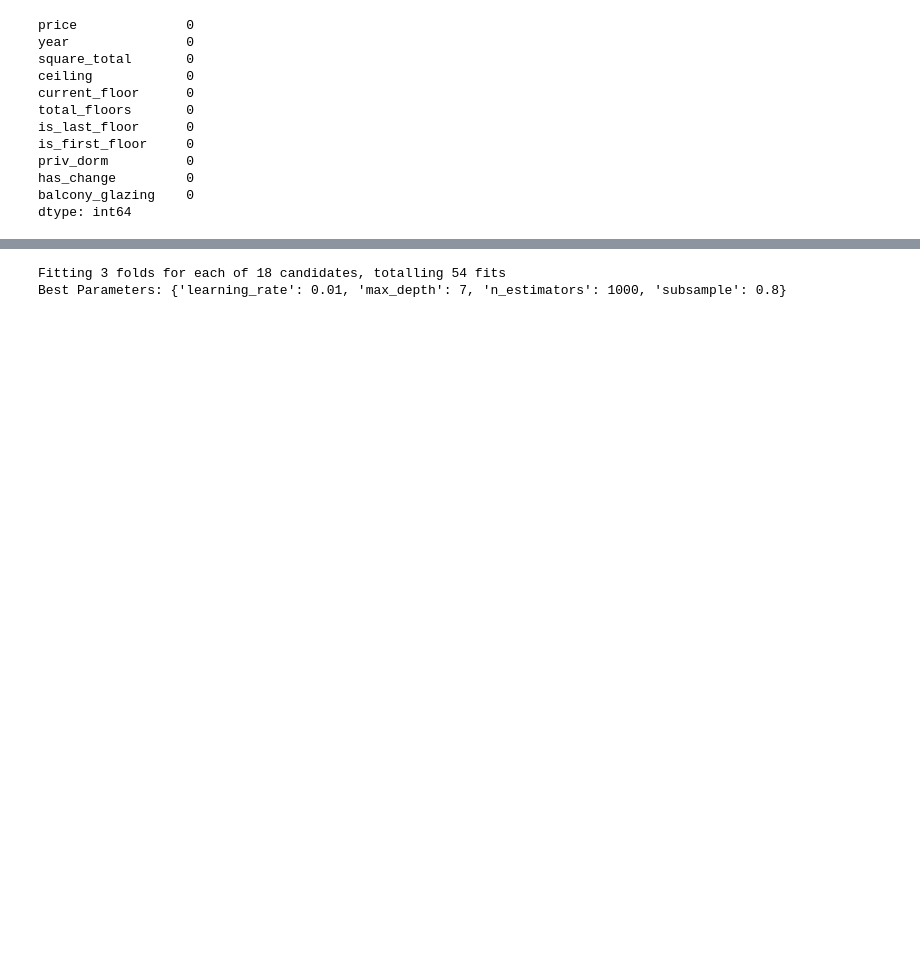
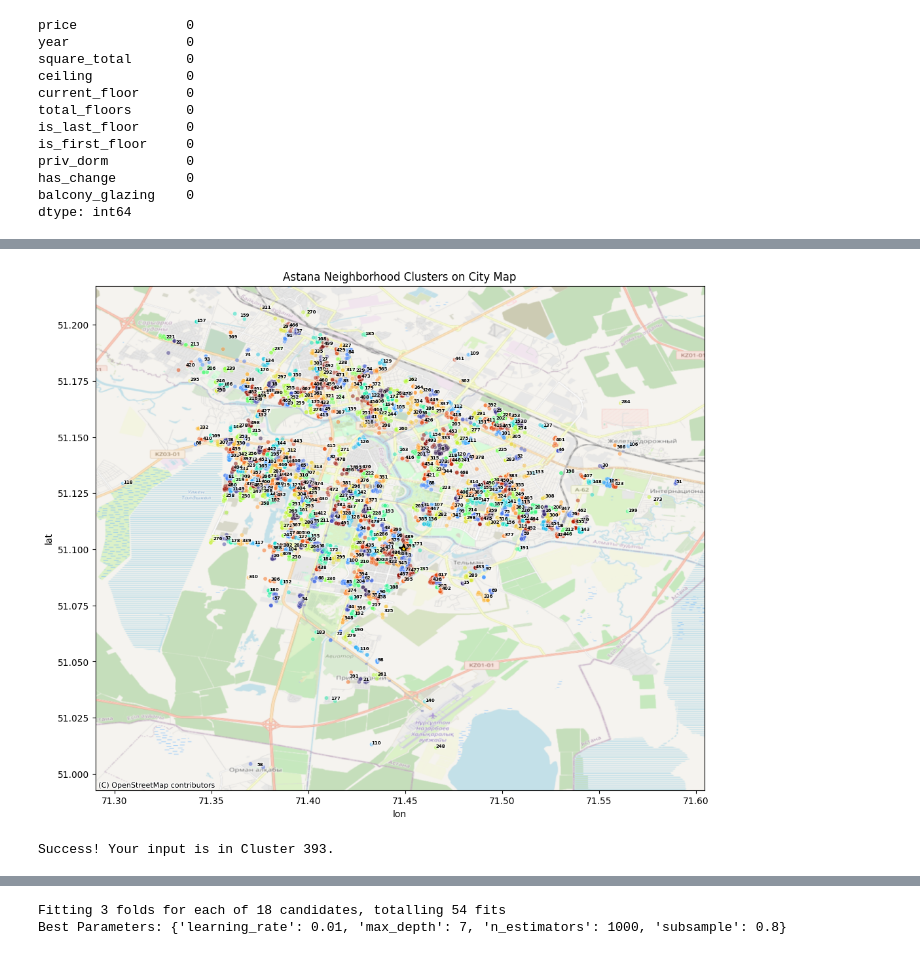
Before and after one commit to howardat/real-estate-analyzer, a Jupyter notebook: src/real_estate_analyzer/eda.ipynb, the cells around one changed output, grey strips where cells are left out. Cells and saved outputs as stored; diff of their text form; code cells hidden in the pictures; blank space fills up the shorter version.

```diff
--- a/src/real_estate_analyzer/eda.ipynb
+++ b/src/real_estate_analyzer/eda.ipynb
@@ -584,5 +585,82 @@ Passing `palette` without assigning `hue` is deprecated and will be removed in v
 # %%
 df['floor_ratio'] = df['current_floor'] / df['total_floors']
+# %%
+import matplotlib.pyplot as plt
+import seaborn as sns
+from sklearn.cluster import KMeans
+import contextily as cx # <--- New library for backgrounds
+
+# --- 1. SET INPUT COORDINATES ---
+# Example: Somewhere near the Khan Shatyr or Expo
+input_lat = 51.100371
+input_lon = 71.449204
+
+# input_lat = 51.171502
+# input_lon = 71.429980
+
+# 1-3. Standard Clustering (Assuming your df is loaded)
+astana_mask = (df['lat'].between(51.0, 51.3)) & (df['lon'].between(71.3, 71.6))
+df_astana = df[astana_mask].copy()
+coords_only = df_astana[['lat', 'lon']]
+
+kmeans = KMeans(n_clusters=500, n_init=10, random_state=42)
+df_astana['neighborhood_cluster'] = kmeans.fit_predict(coords_only)
+
+
+# Find which cluster the input belongs to
+input_point = np.array([[input_lat, input_lon]])
+predicted_cluster = kmeans.predict(input_point)[0]
+
+
+# 4. Plotting with Map Background
+fig, ax = plt.subplots(figsize=(12, 10))
+
+# Plot the scatter points
+sns.scatterplot(
+    ax=ax,
+    data=df_astana,
+    x='lon', y='lat',
+    hue='neighborhood_cluster',
+    palette='turbo',
+    alpha=0.5, s=20, legend=None
+)
+
+# Plot Cluster Centers
+centers = kmeans.cluster_centers_
+# ax.scatter(centers[:, 1], centers[:, 0], c='red', marker='x', s=40, label='Centers')
+
+# HIGHLIGHT THE INPUT LOCATION
+ax.scatter(
+    input_lon, input_lat,
+    c='gold', marker='*', s=100, edgecolor='black', linewidth=1.5,
+    # label=f'Input Location', zorder=20
+)
+
+# ADD ASTANA BACKGROUND
+# crs='EPSG:4326' tells contextily your data is in standard Lat/Lon
+cx.add_basemap(ax, crs='EPSG:4326', source=cx.providers.OpenStreetMap.Mapnik, alpha=0.7)
+
+# Label the clusters
+for i, center in enumerate(centers):
+    ax.text(center[1], center[0], str(i), fontsize=5, fontweight='bold',
+            bbox=dict(facecolor='white', alpha=0.6, edgecolor='none', boxstyle='round,pad=0.1'))
+
+ax.set_title('Astana Neighborhood Clusters on City Map')
+plt.show()
+
+# Create the price per m2 column
+df_astana['price_per_m2'] = df_astana['price'] / df_astana['square_total']
+
+# Group by the cluster and calculate the mean
+cluster_stats = df_astana.groupby('neighborhood_cluster')['price_per_m2'].mean()
+
+# Map it back to the dataframe so every row knows its cluster's average
+df['cluster_avg_price_m2'] = df_astana['neighborhood_cluster'].map(cluster_stats)
+
+print(f"Success! Your input is in Cluster {predicted_cluster}.")
+# %% [output]
+[figure, added]
+Success! Your input is in Cluster 393.
 # %%
 import seaborn as sns
 import matplotlib.pyplot as plt
```
Also changed, not shown: parts of 28 cells of this notebook, 4 other files.
